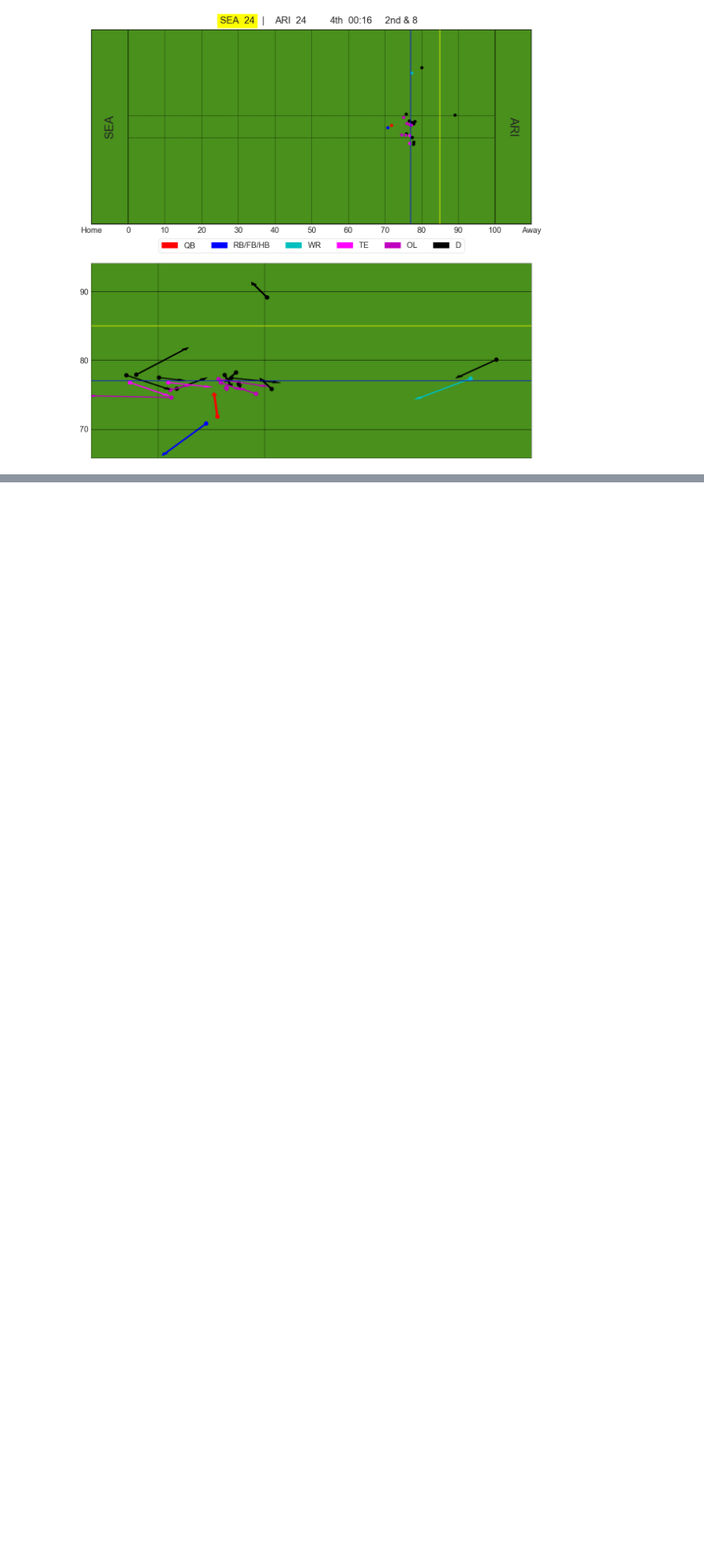
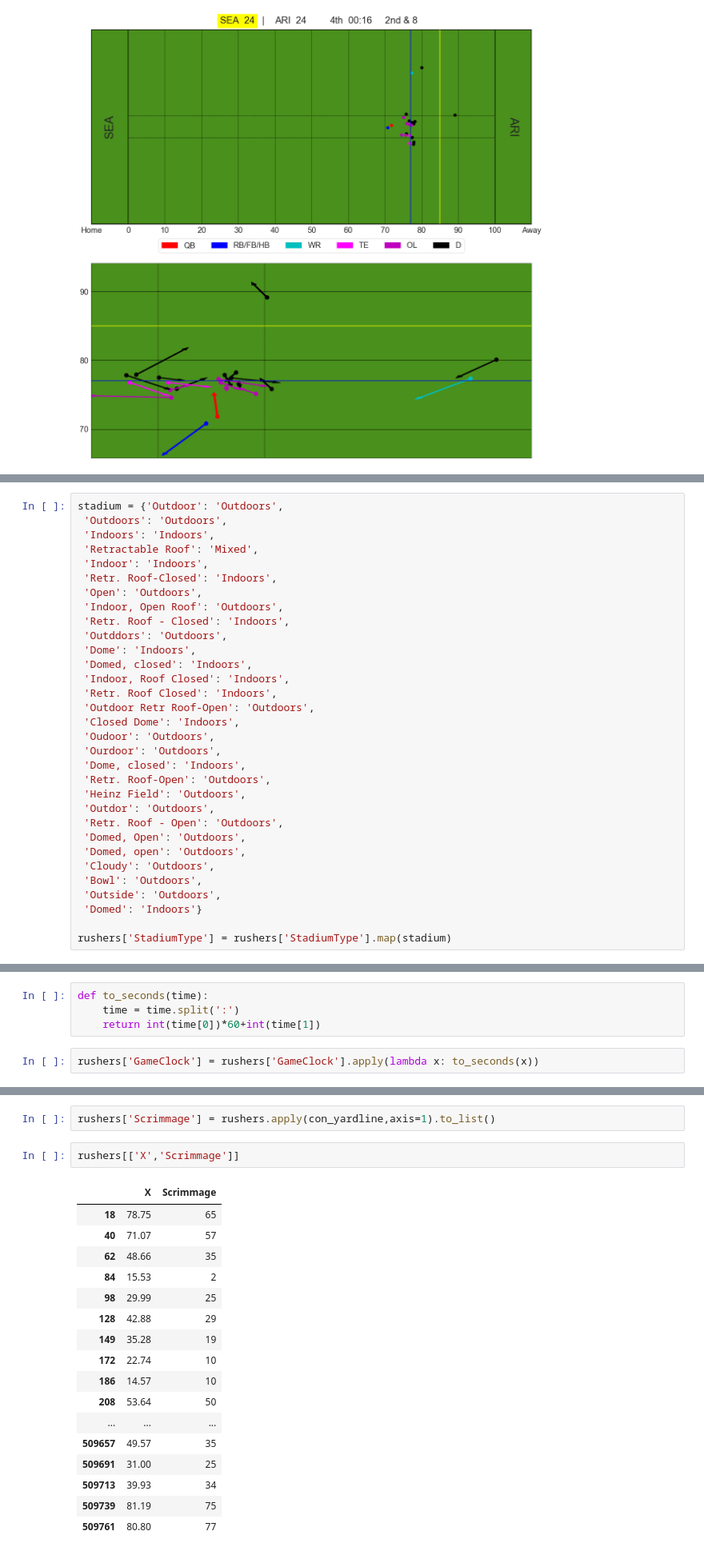
Before and after one commit to defoote/NFL, a Jupyter notebook: NFL.ipynb, the cells around one changed output, grey strips where cells are left out. Shown at 80% size. Drawn from its saved outputs; the diff is of its cells as text; blank space fills up the shorter version.

```diff
--- a/NFL.ipynb
+++ b/NFL.ipynb
@@ -348,0 +493,32 @@ ax[1].set_ylim(min(play['X']-5,),max(play['X']+5))
+# %%
+stadium = {'Outdoor': 'Outdoors',
+ 'Outdoors': 'Outdoors',
+ 'Indoors': 'Indoors',
+ 'Retractable Roof': 'Mixed',
+ 'Indoor': 'Indoors',
+ 'Retr. Roof-Closed': 'Indoors',
+ 'Open': 'Outdoors',
+ 'Indoor, Open Roof': 'Outdoors',
+ 'Retr. Roof - Closed': 'Indoors',
+ 'Outddors': 'Outdoors',
+ 'Dome': 'Indoors',
+ 'Domed, closed': 'Indoors',
+ 'Indoor, Roof Closed': 'Indoors',
+ 'Retr. Roof Closed': 'Indoors',
+ 'Outdoor Retr Roof-Open': 'Outdoors',
+ 'Closed Dome': 'Indoors',
+ 'Oudoor': 'Outdoors',
+ 'Ourdoor': 'Outdoors',
+ 'Dome, closed': 'Indoors',
+ 'Retr. Roof-Open': 'Outdoors',
+ 'Heinz Field': 'Outdoors',
+ 'Outdor': 'Outdoors',
+ 'Retr. Roof - Open': 'Outdoors',
+ 'Domed, Open': 'Outdoors',
+ 'Domed, open': 'Outdoors',
+ 'Cloudy': 'Outdoors',
+ 'Bowl': 'Outdoors',
+ 'Outside': 'Outdoors',
+ 'Domed': 'Indoors'}
+
+rushers['StadiumType'] = rushers['StadiumType'].map(stadium)
@@ -348,0 +527,6 @@ ax[1].set_ylim(min(play['X']-5,),max(play['X']+5))
+# %%
+def to_seconds(time):
+    time = time.split(':')
+    return int(time[0])*60+int(time[1])
+# %%
+rushers['GameClock'] = rushers['GameClock'].apply(lambda x: to_seconds(x))
@@ -348,0 +535,22 @@ ax[1].set_ylim(min(play['X']-5,),max(play['X']+5))
+# %%
+rushers['Scrimmage'] = rushers.apply(con_yardline,axis=1).to_list()
+# %%
+rushers[['X','Scrimmage']]
+# %% [output]
+|  | X | Scrimmage |
+| 18 | 78.75 | 65 |
+| 40 | 71.07 | 57 |
+| 62 | 48.66 | 35 |
+| 84 | 15.53 | 2 |
+| 98 | 29.99 | 25 |
+| 128 | 42.88 | 29 |
+| 149 | 35.28 | 19 |
+| 172 | 22.74 | 10 |
+| 186 | 14.57 | 10 |
+| 208 | 53.64 | 50 |
+| ... | ... | ... |
+| 509657 | 49.57 | 35 |
+| 509691 | 31.00 | 25 |
+| 509713 | 39.93 | 34 |
+| 509739 | 81.19 | 75 |
+| 509761 | 80.80 | 77 |
```
Also changed, not shown: parts of 28 cells of this notebook.
